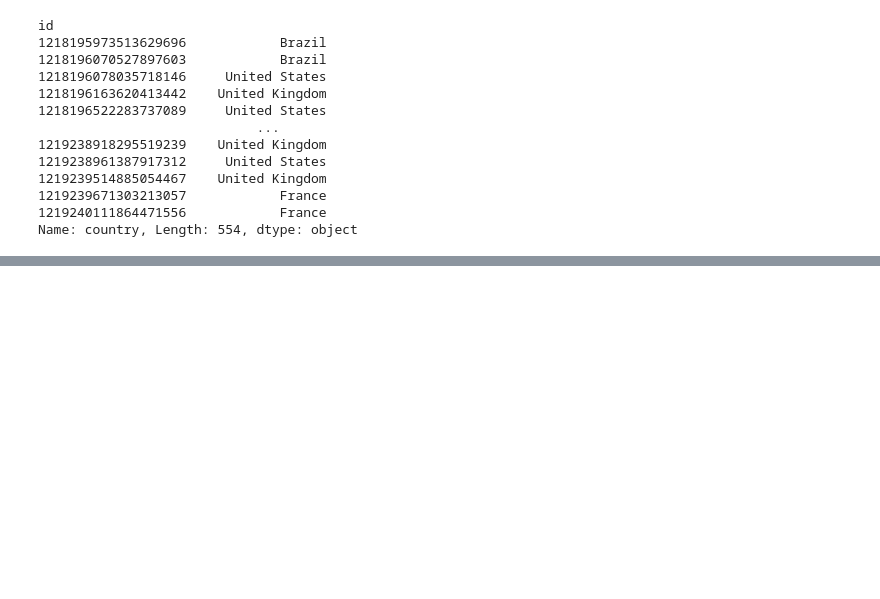
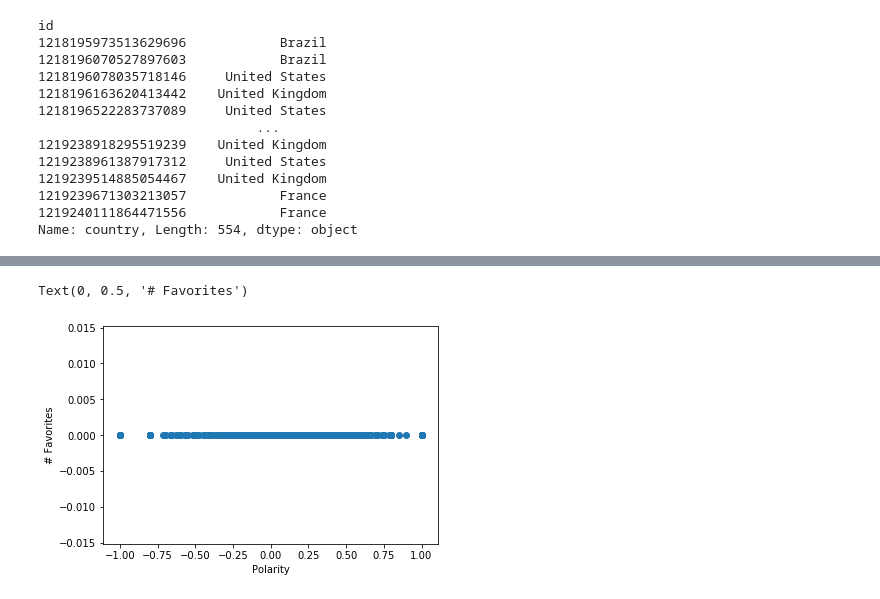
Before and after one commit to smidtfab/Twitter_Crawler, a Jupyter notebook: TwitterCrawler_LGBTQ.ipynb, the cells around one changed output, grey strips where cells are left out. Saved outputs shown, nothing was run; the diff lists cells and outputs as text; code cells hidden in the pictures; blank space fills up the shorter version.

```diff
--- a/TwitterCrawler_LGBTQ.ipynb
+++ b/TwitterCrawler_LGBTQ.ipynb
@@ -461,0 +489,7 @@ fig.show()
+# %%
+plt.scatter(tweets['polar'], tweets['favorite_count'])
+plt.xlabel('Polarity')
+plt.ylabel('# Favorites')
+# %% [output]
+Text(0, 0.5, '# Favorites')
+[figure, added]
```
Also changed, not shown: parts of 5 cells of this notebook.
